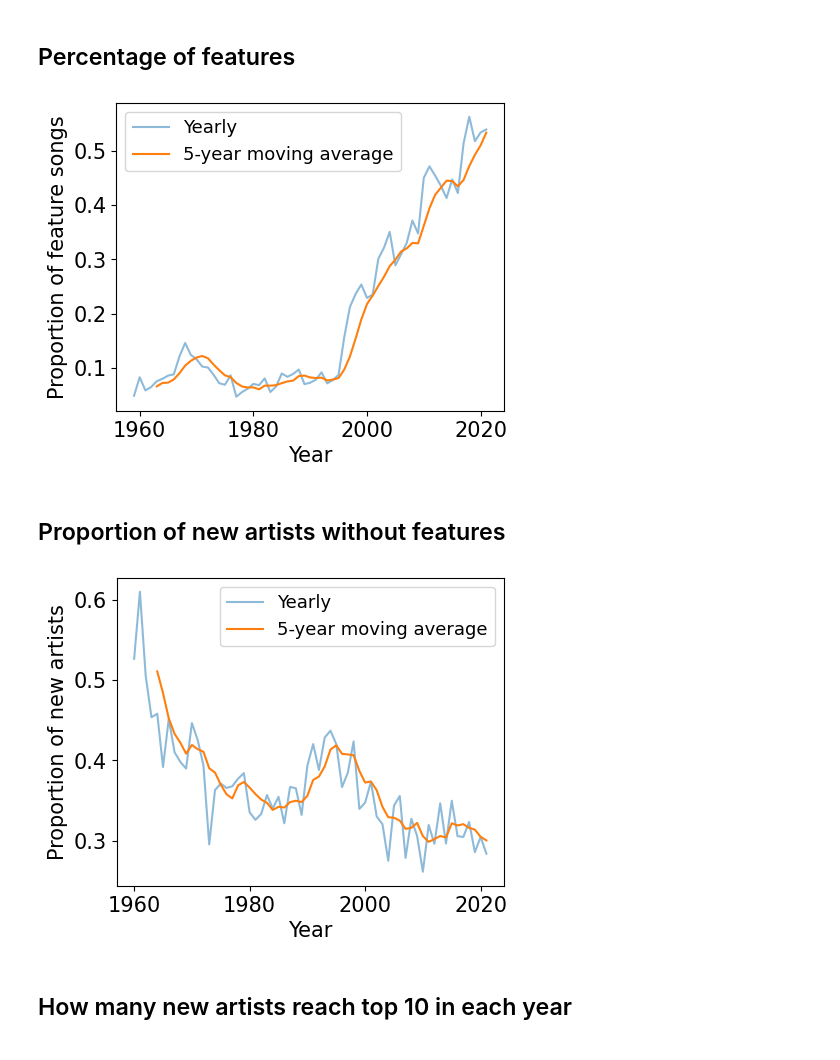
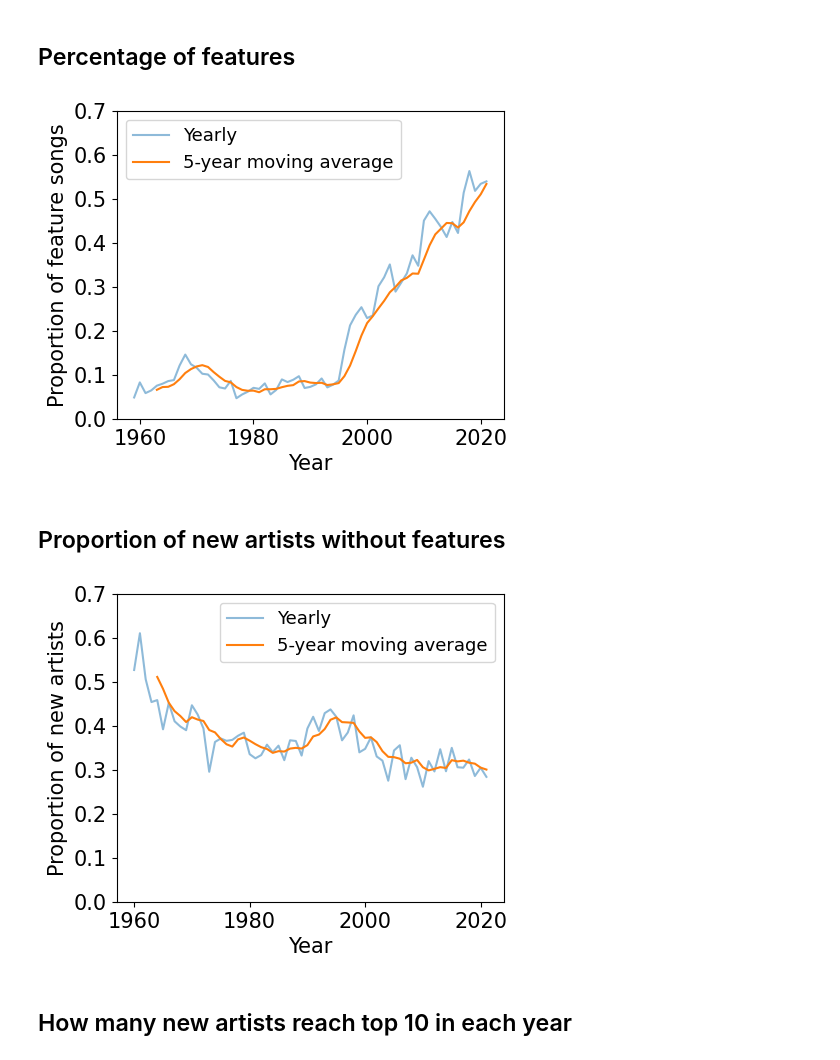
Before and after one commit to martalech/pop_charts_dynamics, a Jupyter notebook: ranking_dynamics_analysis.ipynb, the cells around one changed output. Drawn from its saved outputs; the diff is of its cells as text; code cells hidden in the pictures.

Commit message:
Fixed figures

```diff
--- a/ranking_dynamics_analysis.ipynb
+++ b/ranking_dynamics_analysis.ipynb
@@ -508,41 +508,43 @@ plt.plot(years, percentages, alpha=0.5)
 plt.plot(years[4:], moving_average(percentages, 5))
 
 plt.xlabel("Year")
+plt.ylim([0, 0.7])
 plt.ylabel("Proportion of feature songs")
 plt.legend(["Yearly", "5-year moving average"], loc="upper left", fontsize=13)
 plt.savefig("figures/proportion_of_features.pdf", format="pdf", bbox_inches="tight")
 plt.show()
 # %% [output]
-[figure, old version]
+[figure, new version]
 # %% [markdown]
 ## Proportion of new artists without features
 # %%
 plt.figure(figsize=(5, 4))
 
 percentages = []
 first_week = billboard_hot_100["first_day_of_the_week"].min() + timedelta(weeks=1)
 last_week = billboard_hot_100["first_day_of_the_week"].max()
 years = range(1959, 2022)
 
 for year in tqdm(years):
     artists_from_year = billboard_hot_100[(billboard_hot_100["year"] == year) &\
         ~((billboard_hot_100["artist"].str.lower().str.contains("featuring")) |\
         (billboard_hot_100["artist"].str.lower().str.contains("&")))][["artist"]].drop_duplicates()
     artists_from_previous_years = billboard_hot_100[billboard_hot_100["year"] < year]["artist"].drop_duplicates()
     new_artists = artists_from_year[~artists_from_year["artist"].isin(artists_from_previous_years)]
     percentage_of_new_artists = len(new_artists)/len(artists_from_year)
     percentages.append(percentage_of_new_artists)
 
 plt.plot(years[1:], percentages[1:], alpha=0.5)
 plt.plot(years[5:], moving_average(percentages[1:], 5))
 
 plt.xlabel("Year")
 plt.ylabel("Proportion of new artists")
+plt.ylim([0, 0.7])
 plt.legend(["Yearly", "5-year moving average"], loc="upper right", fontsize=13)
 plt.savefig("figures/proportion_of_new_artists_without_features.pdf", format="pdf", bbox_inches="tight")
 plt.show()
 # %% [output]
-[figure, old version]
+[figure, new version]
 # %% [markdown]
 ## How many new artists reach top 10 in each year
 # %%
```
Also changed, not shown: parts of 5 cells of this notebook, 6 other files.
